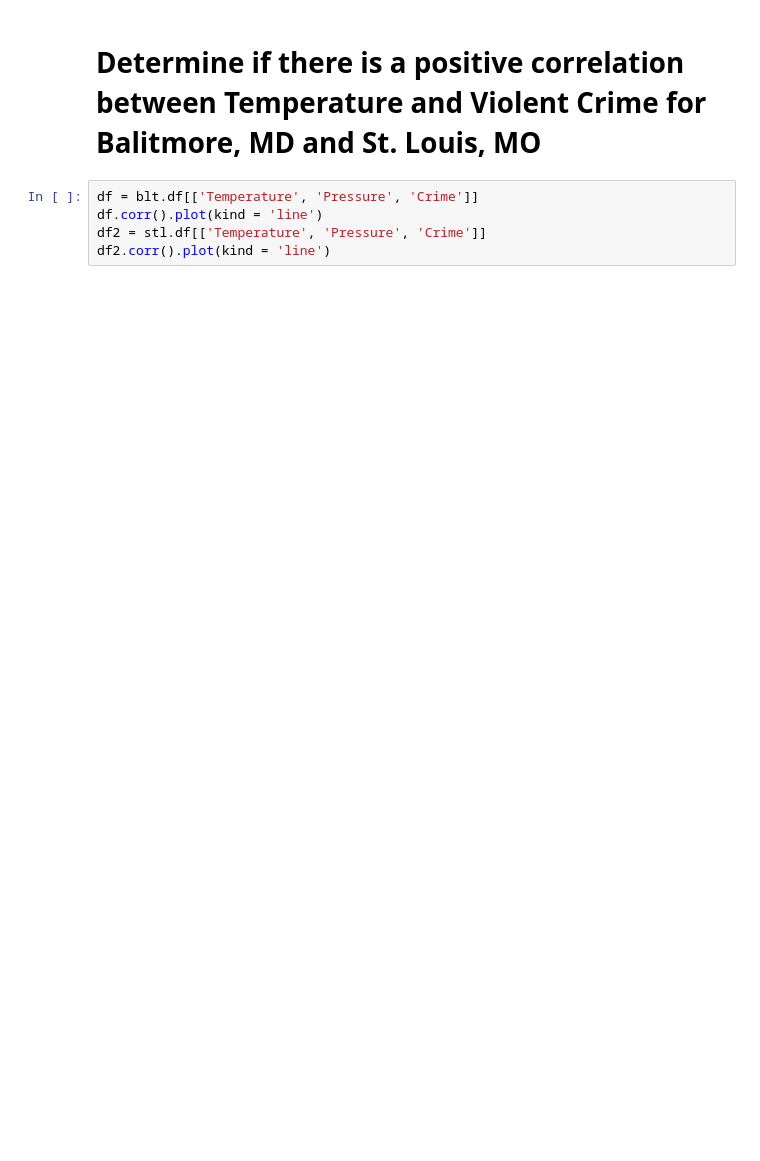
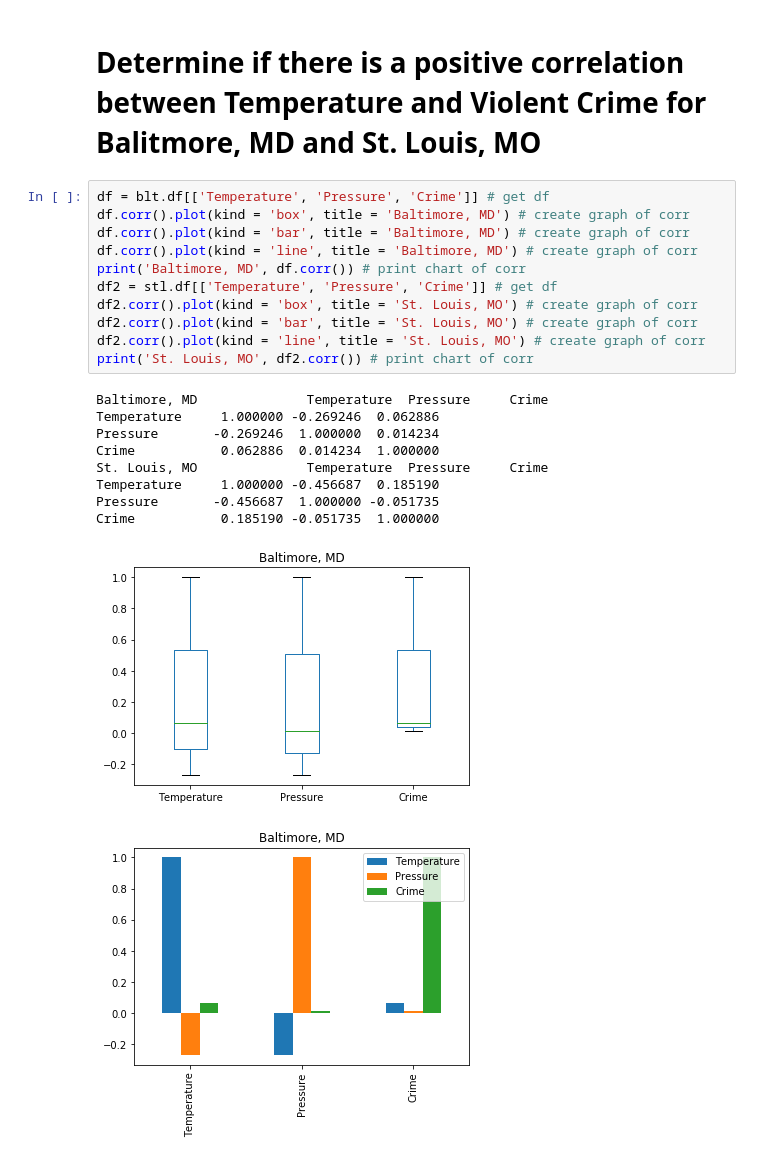
Before and after one commit to alanjeanpierre/crime-weather-exploration, a Jupyter notebook: ipynb/project.ipynb, the cells around one changed output. Cells and saved outputs as stored; diff of their text form; blank space fills up the shorter version.

Commit message:
Added different types of graphs and charts for correlation between temp./crime

```diff
--- a/ipynb/project.ipynb
+++ b/ipynb/project.ipynb
@@ -261,7 +278,24 @@ df2.groupby(df2.index.hour).count().plot(kind = 'bar', title = 'St. Louis, MO',
 # %% [markdown]
 # Determine if there is a positive correlation between Temperature and Violent Crime for Balitmore, MD and St. Louis, MO
-# %%
-df = blt.df[['Temperature', 'Pressure', 'Crime']]
-df.corr().plot(kind = 'line')
-df2 = stl.df[['Temperature', 'Pressure', 'Crime']]
-df2.corr().plot(kind = 'line')
+# %%
+df = blt.df[['Temperature', 'Pressure', 'Crime']] # get df
+df.corr().plot(kind = 'box', title = 'Baltimore, MD') # create graph of corr
+df.corr().plot(kind = 'bar', title = 'Baltimore, MD') # create graph of corr
+df.corr().plot(kind = 'line', title = 'Baltimore, MD') # create graph of corr
+print('Baltimore, MD', df.corr()) # print chart of corr
+df2 = stl.df[['Temperature', 'Pressure', 'Crime']] # get df
+df2.corr().plot(kind = 'box', title = 'St. Louis, MO') # create graph of corr
+df2.corr().plot(kind = 'bar', title = 'St. Louis, MO') # create graph of corr
+df2.corr().plot(kind = 'line', title = 'St. Louis, MO') # create graph of corr
+print('St. Louis, MO', df2.corr()) # print chart of corr
+# %% [output]
+Baltimore, MD              Temperature  Pressure     Crime
+Temperature     1.000000 -0.269246  0.062886
+Pressure       -0.269246  1.000000  0.014234
+Crime           0.062886  0.014234  1.000000
+St. Louis, MO              Temperature  Pressure     Crime
+Temperature     1.000000 -0.456687  0.185190
+Pressure       -0.456687  1.000000 -0.051735
+Crime           0.185190 -0.051735  1.000000
+[figure, added]
+[figure, added]
```
Also changed, not shown: parts of 7 cells of this notebook.
